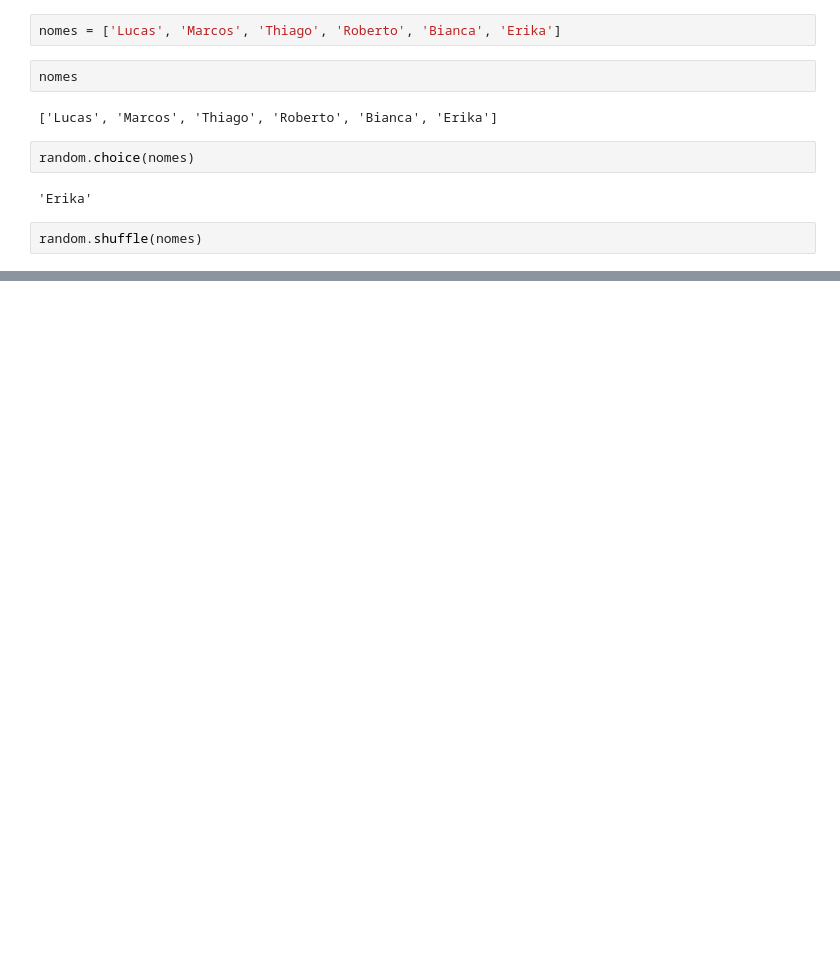
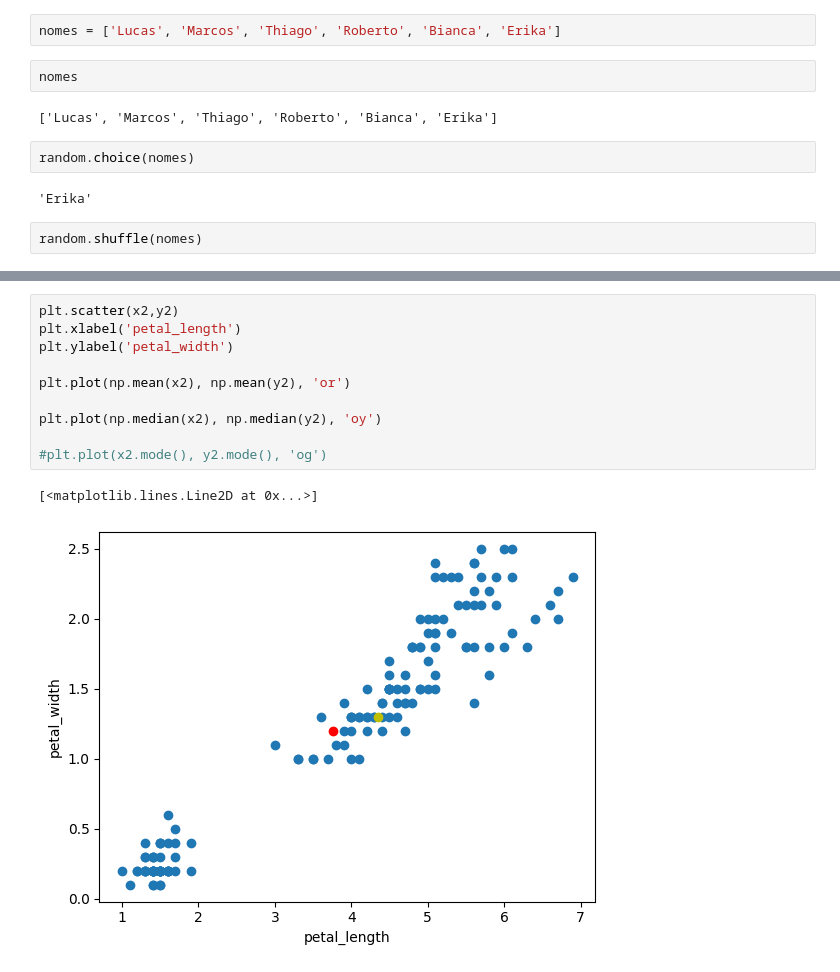
Before and after one commit to telmacarvalho/programa_de_bolsas_compass, a Jupyter notebook: Python/Exemplos_estatistica.ipynb, the cells around one changed output, grey strips where cells are left out. Cells and saved outputs as stored; diff of their text form; blank space fills up the shorter version.

```diff
--- a/Python/Exemplos_estatistica.ipynb
+++ b/Python/Exemplos_estatistica.ipynb
@@ -61,0 +231,13 @@ random.sample(nomes, 3)
+# %%
+plt.scatter(x2,y2)
+plt.xlabel('petal_length')
+plt.ylabel('petal_width')
+
+plt.plot(np.mean(x2), np.mean(y2), 'or')
+
+plt.plot(np.median(x2), np.median(y2), 'oy')
+
+#plt.plot(x2.mode(), y2.mode(), 'og')
+# %% [output]
+[<matplotlib.lines.Line2D at 0x...>]
+[figure, added]
```
Also changed, not shown: parts of 38 cells of this notebook.
